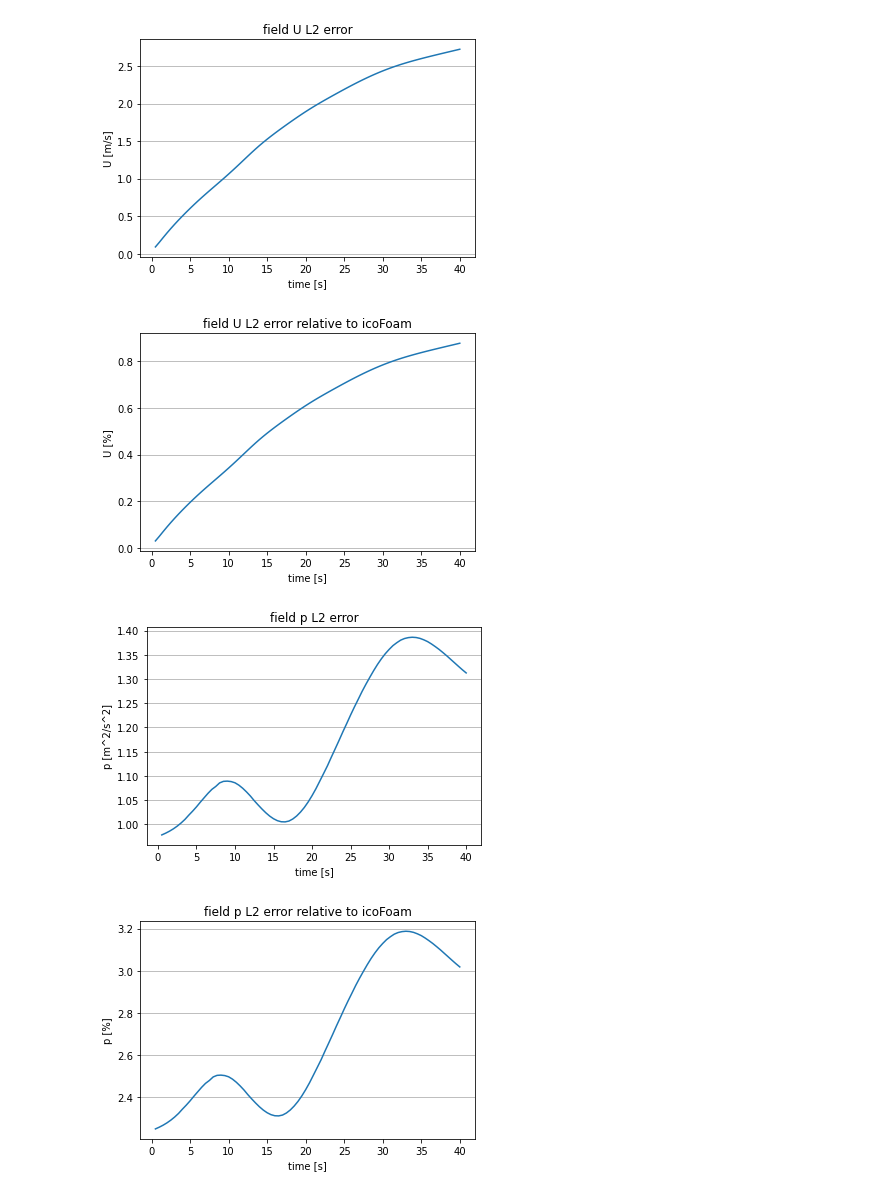
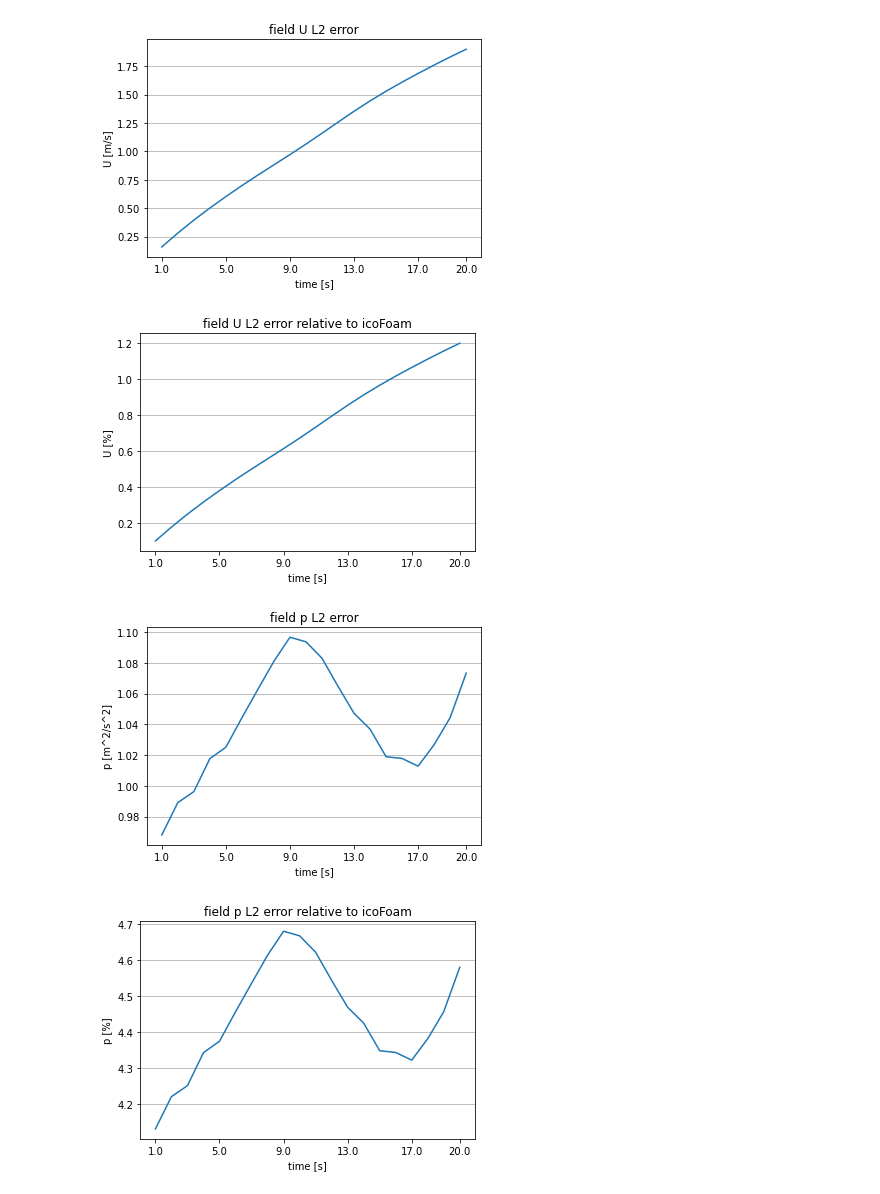
Before and after one commit to lfabris-mhpc/MACFD2023, a Jupyter notebook: exercises/vortexMerge_analysis.ipynb, the cells around one changed output. Drawn from its saved outputs; the diff is of its cells as text; code cells hidden in the pictures.

```diff
--- a/exercises/vortexMerge_analysis.ipynb
+++ b/exercises/vortexMerge_analysis.ipynb
@@ -7,14 +6,14 @@ import matplotlib.pyplot as plt
 
 import openfoamparser as ofpp
 # %%
-dumpfolder = dumpfolder
+resultsfolder = "vortexMerge_comparison"
 expfolders = ["vortexMerge_icoFoam", "vortexMerge_vortiFoam"]
 fields = ["U", "p", "omega", "psi"]
 imshape = 256, 256
-timelabels = [f"{t:g}" for t in np.arange(0.5, 40.1, step=0.5)]
+timelabels = [f"{t:g}" for t in np.arange(1, 20.1, step=1)]
 timeticks = [float(t) for t in timelabels]
 
-np.save(os.path.join(dumpfolder, "data_timeticks"), timeticks)
+np.save(os.path.join(resultsfolder, "data_timeticks"), timeticks)
 
 all_data = {}
 for expfolder in expfolders:
@@ -53,32 +74,32 @@ for expfolder in expfolders:
 
     all_data[expfolder][field] = np.array(fields)
 
-np.save(os.path.join(dumpfolder, f"data_{field}_icoFoam"), all_data["vortexMerge_icoFoam"][field])
-np.save(os.path.join(dumpfolder, f"data_{field}_vortiFoam"), all_data["vortexMerge_vortiFoam"][field])
+np.save(os.path.join(resultsfolder, f"data_{field}_icoFoam"), all_data["vortexMerge_icoFoam"][field])
+np.save(os.path.join(resultsfolder, f"data_{field}_vortiFoam"), all_data["vortexMerge_vortiFoam"][field])
 
 diff = all_data["vortexMerge_icoFoam"][field] - all_data["vortexMerge_vortiFoam"][field]
 diff = diff.reshape(len(timeticks), -1)
 diff_norm = np.linalg.norm(diff, axis=-1)
 
-base_plot(timeticks, diff_norm,
+error_time_plot(timeticks, diff_norm,
           title=f"field {field} L2 error",
           xlabel="time [s]",
           ylabel=f"{field} [m/s]",
-          fname=os.path.join(dumpfolder, f"evolution_{field}_diff_norm.png")
+          fname=os.path.join(resultsfolder, f"evolution_{field}_diff_norm.png")
           )
 
 refs_norms = np.linalg.norm(all_data["vortexMerge_icoFoam"][field].reshape(len(timeticks), -1))
 diff_refs = diff_norm / refs_norms
 
-base_plot(timeticks, 100 * diff_refs,
+error_time_plot(timeticks, 100 * diff_refs,
           title=f"field {field} L2 error relative to icoFoam",
           xlabel="time [s]",
           ylabel=f"{field} [%]",
-          fname=os.path.join(dumpfolder, f"evolution_{field}_diff_ref_norm.png")
+          fname=os.path.join(resultsfolder, f"evolution_{field}_diff_ref_norm.png")
           )
 # %% [output]
-[figure, old version]
+[figure, new version]
-[figure, old version]
+[figure, new version]
 # %%
 field = "p"
 for expfolder in expfolders:
@@ -86,41 +107,41 @@ for expfolder in expfolders:
     for timestamp in timelabels:
         fdata, meta = ofpp.parse_field_all(os.path.join(expfolder, timestamp, field))
 
         try:
             showdata = fdata.reshape(imshape)
         except AttributeError:
             showdata = np.full(imshape, fdata)
 
         fields.append(showdata)
 
     all_data[expfolder][field] = np.array(fields)
 
-np.save(os.path.join(dumpfolder, f"data_{field}_icoFoam"), all_data["vortexMerge_icoFoam"][field])
-np.save(os.path.join(dumpfolder, f"data_{field}_vortiFoam"), all_data["vortexMerge_vortiFoam"][field])
+np.save(os.path.join(resultsfolder, f"data_{field}_icoFoam"), all_data["vortexMerge_icoFoam"][field])
+np.save(os.path.join(resultsfolder, f"data_{field}_vortiFoam"), all_data["vortexMerge_vortiFoam"][field])
 
 diff = all_data["vortexMerge_icoFoam"][field] - all_data["vortexMerge_vortiFoam"][field]
 diff = diff.reshape(len(timeticks), -1)
 diff_norm = np.linalg.norm(diff, axis=-1)
 
-base_plot(timeticks, diff_norm,
+error_time_plot(timeticks, diff_norm,
           title=f"field {field} L2 error",
           xlabel="time [s]",
           ylabel=f"{field} [m^2/s^2]",
-          fname=os.path.join(dumpfolder, f"evolution_{field}_diff_norm.png")
+          fname=os.path.join(resultsfolder, f"evolution_{field}_diff_norm.png")
           )
 
 refs_norms = np.linalg.norm(all_data["vortexMerge_icoFoam"][field].reshape(len(timeticks), -1))
 diff_refs = diff_norm / refs_norms
 
-base_plot(timeticks, 100 * diff_refs,
+error_time_plot(timeticks, 100 * diff_refs,
           title=f"field {field} L2 error relative to icoFoam",
           xlabel="time [s]",
           ylabel=f"{field} [%]",
-          fname=os.path.join(dumpfolder, f"evolution_{field}_diff_ref_norm.png")
+          fname=os.path.join(resultsfolder, f"evolution_{field}_diff_ref_norm.png")
           )
 # %% [output]
-[figure, old version]
+[figure, new version]
-[figure, old version]
+[figure, new version]
 # %%
 field = "omega"
 
```
Also changed, not shown: parts of 6 cells of this notebook, 9 other files.
